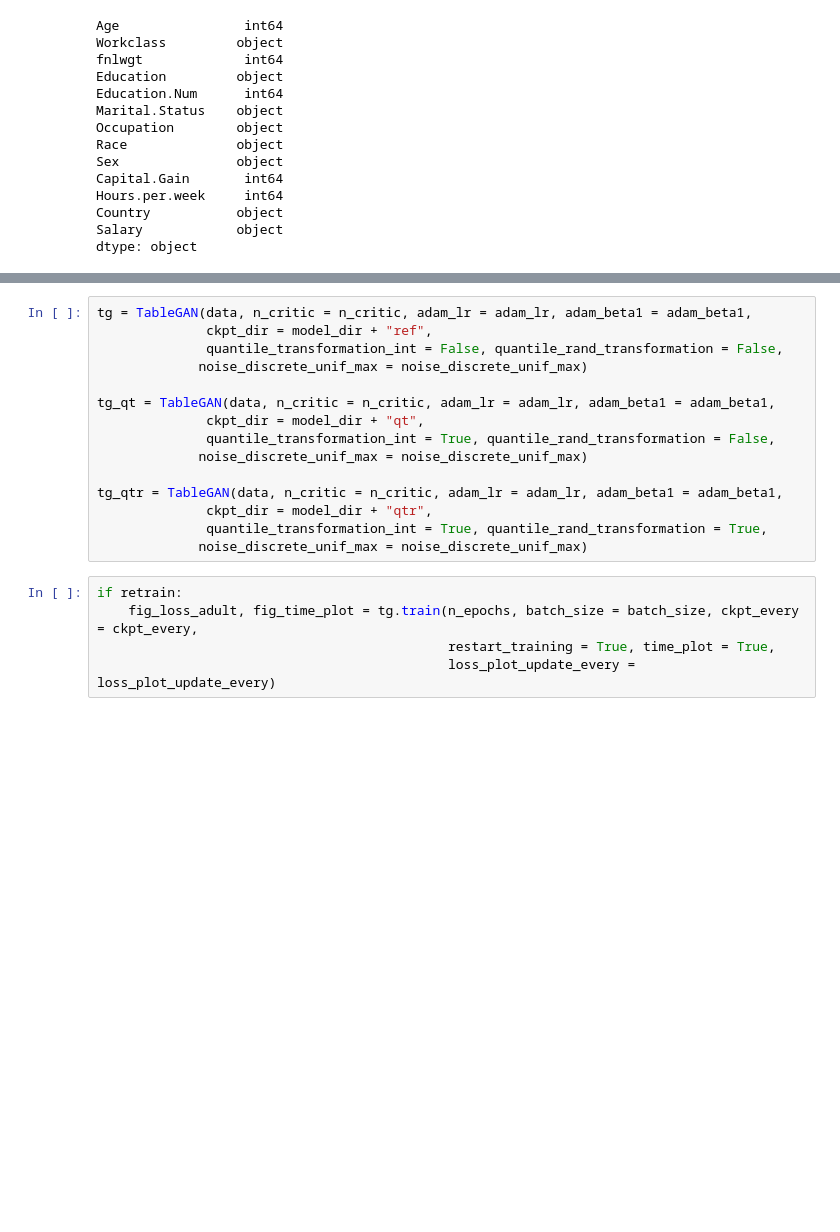
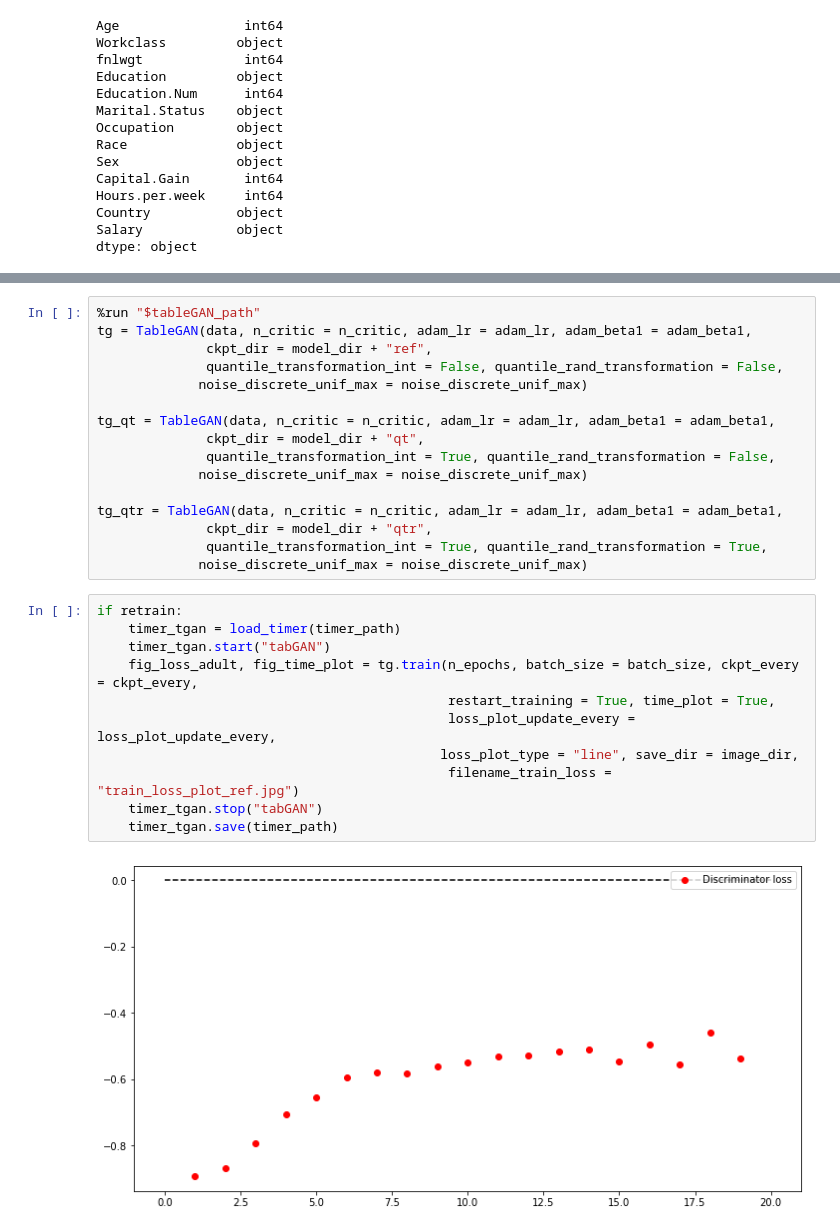
Before and after one commit to ArneRustad/Master-thesis-cf, a Jupyter notebook: tableGAN_compare_on_adult.ipynb, the cells around one changed output, grey strips where cells are left out. Drawn from its saved outputs; the diff is of its cells as text; blank space fills up the shorter version.

```diff
--- a/tableGAN_compare_on_adult.ipynb
+++ b/tableGAN_compare_on_adult.ipynb
@@ -45,4 +52,5 @@ retrain = False
 # %%
+%run "$tableGAN_path"
 tg = TableGAN(data, n_critic = n_critic, adam_lr = adam_lr, adam_beta1 = adam_beta1,
               ckpt_dir = model_dir + "ref",
               quantile_transformation_int = False, quantile_rand_transformation = False,
@@ -59,6 +67,14 @@ tg_qtr = TableGAN(data, n_critic = n_critic, adam_lr = adam_lr, adam_beta1 = ada
              noise_discrete_unif_max = noise_discrete_unif_max)
 # %%
 if retrain:
+    timer_tgan = load_timer(timer_path)
+    timer_tgan.start("tabGAN")
     fig_loss_adult, fig_time_plot = tg.train(n_epochs, batch_size = batch_size, ckpt_every = ckpt_every,
                                              restart_training = True, time_plot = True,
-                                             loss_plot_update_every = loss_plot_update_every)
+                                             loss_plot_update_every = loss_plot_update_every,
+                                            loss_plot_type = "line", save_dir = image_dir,
+                                             filename_train_loss = "train_loss_plot_ref.jpg")
+    timer_tgan.stop("tabGAN")
+    timer_tgan.save(timer_path)
+# %% [output]
+[figure, added]
```
Also changed, not shown: parts of 19 cells of this notebook, 14 other files.
